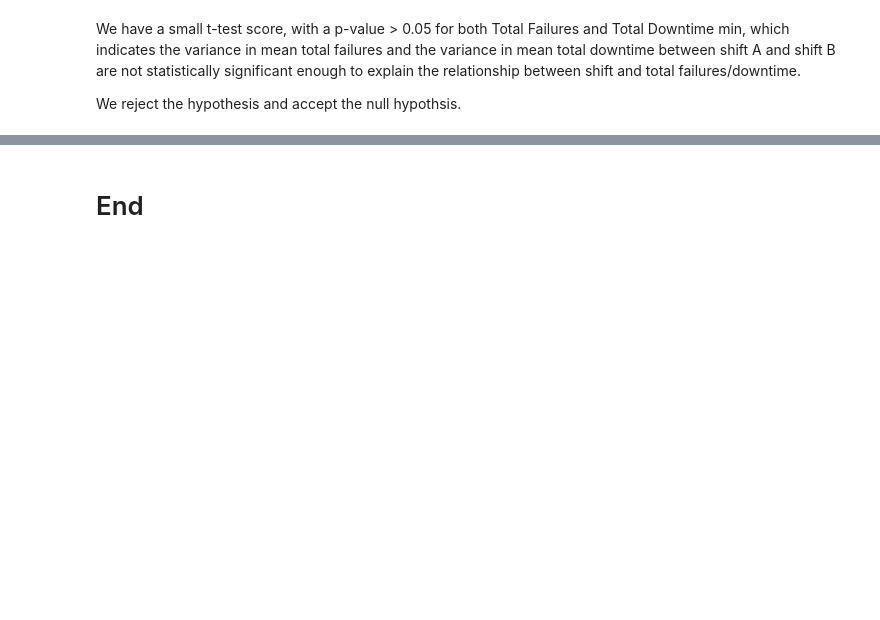
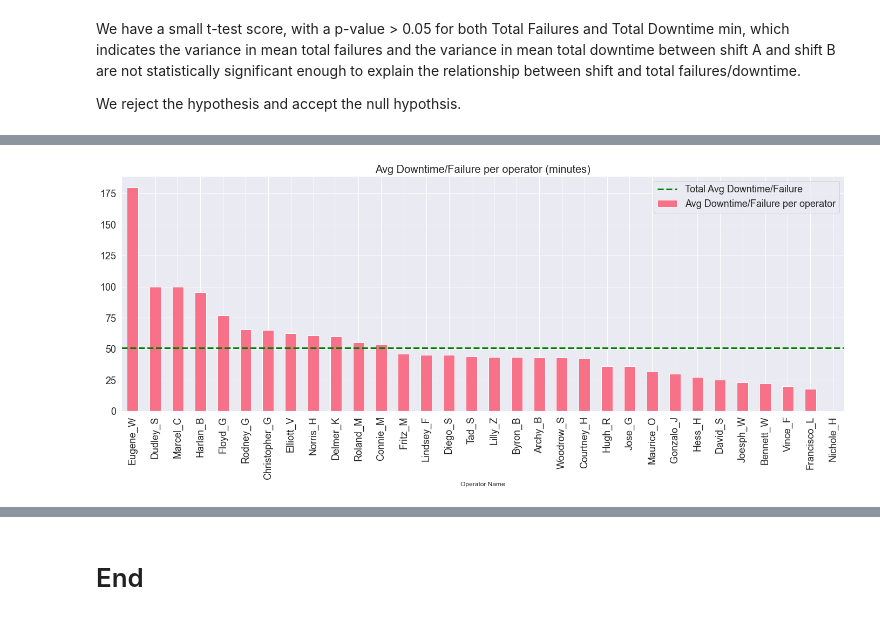
Before and after one commit to vidao-pki/analytics_onboarding, a Jupyter notebook: Exploration.ipynb, the cells around one changed output, grey strips where cells are left out. Drawn from its saved outputs; the diff is of its cells as text; code cells hidden in the pictures; blank space fills up the shorter version.

```diff
--- a/Exploration.ipynb
+++ b/Exploration.ipynb
@@ -499,0 +532,9 @@ We reject the hypothesis and accept the null hypothsis.
+# %%
+# create avg downtime/failure metric for each operator
+operator_dt_per_fl = combined_df[['Operator Name', 'Total Failures', 'Total Downtime min']]
+
+operator_dt_per_fl = operator_dt_per_fl.groupby('Operator Name')[['Total Failures','Total Downtime min']].sum()
+
+operator_dt_per_fl['Avg Downtime(min)/Failure'] = operator_dt_per_fl['Total Downtime min']/ operator_dt_per_fl['Total Failures']
+
+operator_dt_per_fl.sort_values(by = 'Avg Downtime(min)/Failure', ascending = False)
@@ -499,0 +560,17 @@ We reject the hypothesis and accept the null hypothsis.
+# %%
+# plot avg downtime(min)/failure per operator vs average downtime(min)/failure per all operators
+operator_dt_per_fl['Avg Downtime(min)/Failure'].sort_values(ascending = False).plot(kind = 'bar',
+                                                                                   fontsize = 18,
+                                                                                   label = 'Avg Downtime/Failure per operator')
+
+plt.axhline(combined_df['Total Downtime min'].sum()/combined_df['Total Failures'].sum(),
+            c = 'green',
+            linestyle = '--',
+            linewidth = 3,
+            label = 'Total Avg Downtime/Failure')
+
+plt.title('Avg Downtime/Failure per operator (minutes)', fontsize = 20)
+plt.legend(fontsize = 18)
+plt.show()
+# %% [output]
+[figure, added]
```
Also changed, not shown: parts of 10 cells of this notebook.
